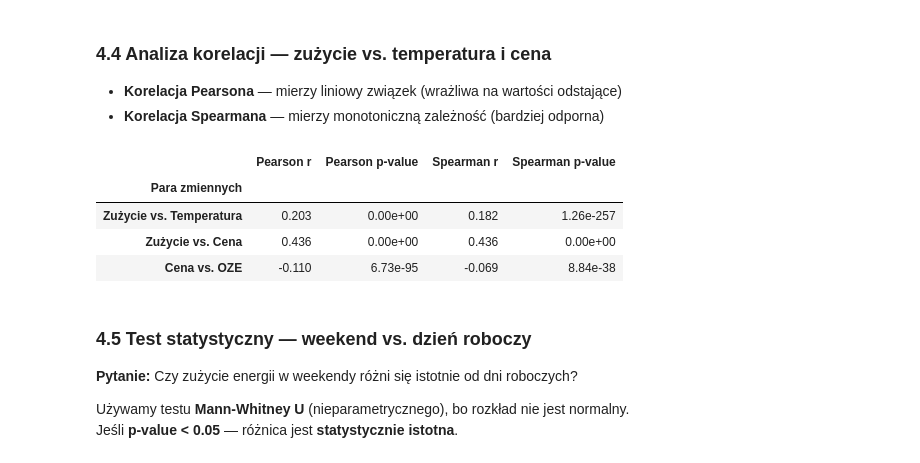
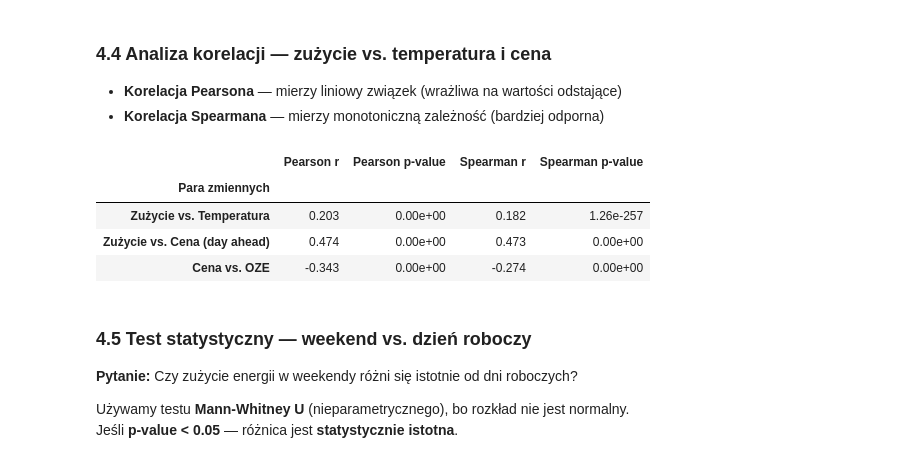
Before and after one commit to BartoszBugla/prognoza-zapotrzebowania-na-energie, a Jupyter notebook: analiza.ipynb, the cells around one changed output. Drawn from its saved outputs; the diff is of its cells as text; code cells hidden in the pictures.

```diff
--- a/analiza.ipynb
+++ b/analiza.ipynb
@@ -540,30 +593,30 @@ Wniosek: Rozkład NIE jest normalny (p < 0.05).
 # %%
 pairs = [
     ("total load actual", "temperatura_sr", "Zużycie vs. Temperatura"),
-    ("total load actual", "price actual", "Zużycie vs. Cena"),
-    ("price actual", "generacja_oze", "Cena vs. OZE"),
+    ("total load actual", "price day ahead", "Zużycie vs. Cena (day ahead)"),
+    ("price day ahead", "generacja_oze", "Cena vs. OZE"),
 ]
 
 results = []
 for col_a, col_b, name in pairs:
     clean = df[[col_a, col_b]].dropna()
     pearson_r, pearson_p = sp_stats.pearsonr(clean[col_a], clean[col_b])
     spearman_r, spearman_p = sp_stats.spearmanr(clean[col_a], clean[col_b])
     results.append({
         "Para zmiennych": name,
         "Pearson r": round(pearson_r, 3),
         "Pearson p-value": f"{pearson_p:.2e}",
         "Spearman r": round(spearman_r, 3),
         "Spearman p-value": f"{spearman_p:.2e}",
     })
 
 pd.DataFrame(results).set_index("Para zmiennych")
 # %% [output]
 |  | Pearson r | Pearson p-value | Spearman r | Spearman p-value |
 | Para zmiennych |  |  |  |  |
 | Zużycie vs. Temperatura | 0.203 | 0.00e+00 | 0.182 | 1.26e-257 |
-| Zużycie vs. Cena | 0.436 | 0.00e+00 | 0.436 | 0.00e+00 |
-| Cena vs. OZE | -0.110 | 6.73e-95 | -0.069 | 8.84e-38 |
+| Zużycie vs. Cena (day ahead) | 0.474 | 0.00e+00 | 0.473 | 0.00e+00 |
+| Cena vs. OZE | -0.343 | 0.00e+00 | -0.274 | 0.00e+00 |
 # %% [markdown]
 ### 4.5 Test statystyczny — weekend vs. dzień roboczy
 
```
Also changed, not shown: parts of 24 cells of this notebook, 10 other files.
